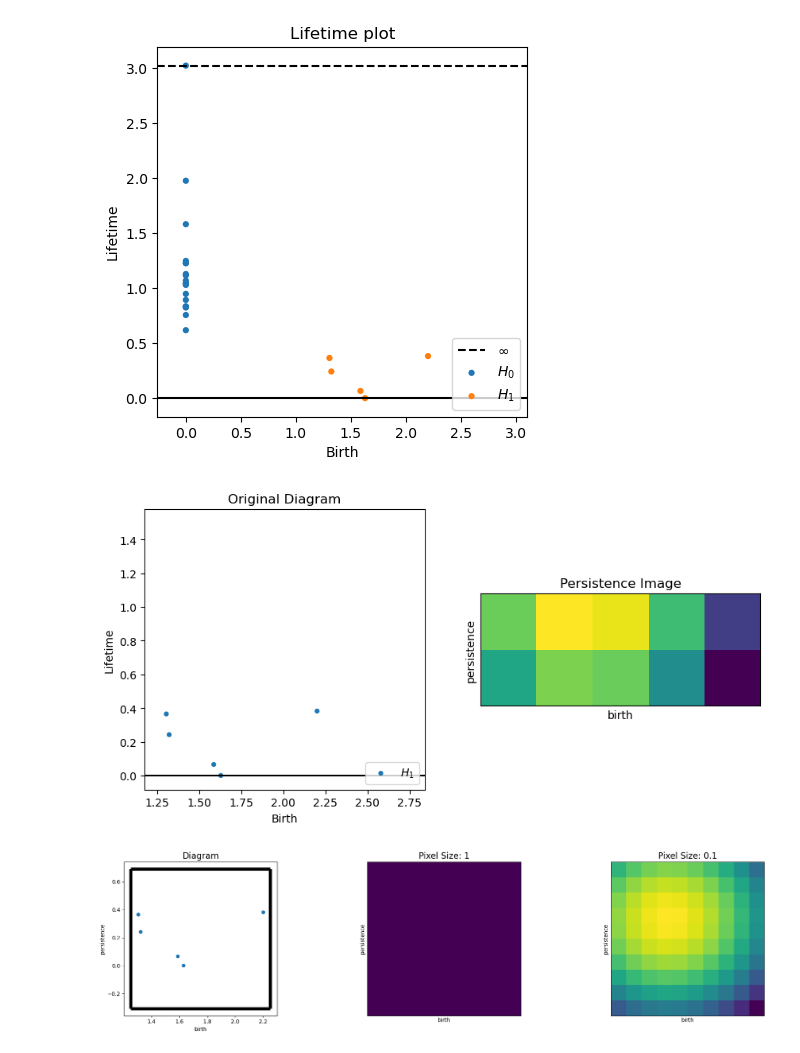
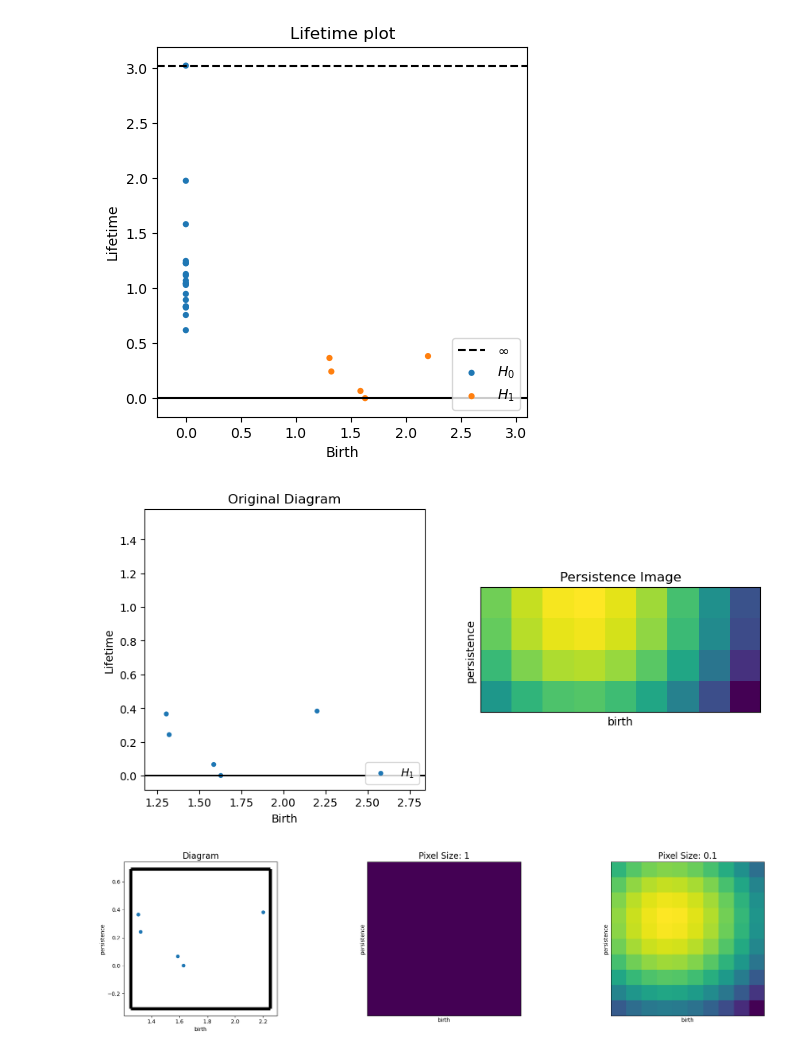
Before and after one commit to hashansl/opioid-risk-modeling, a Jupyter notebook: wyoming/risk modeling - persistance image from the results.ipynb, the cells around one changed output. Drawn from its saved outputs; the diff is of its cells as text; code cells hidden in the pictures.

```diff
--- a/wyoming/risk modeling - persistance image from the results.ipynb
+++ b/wyoming/risk modeling - persistance image from the results.ipynb
@@ -593,26 +593,26 @@ persim.plot_diagrams(
 # %%
 from persim import PersistenceImager
 
-pimager = PersistenceImager(pixel_size=0.2)
+pimager = PersistenceImager(pixel_size=0.1)
 
 # The `fit()` method can be called on one or more (*,2) numpy arrays
 # to automatically determine the miniumum birth and persistence ranges needed to capture all persistence pairs.
 # The ranges and resolution are automatically adjusted to accomodate the specified pixel size.
 pimager.fit(dgm_wyoming[1:3])
 
 # The `transform()` method can then be called on one or more (*,2) numpy arrays
 # to generate persistence images from diagrams.
 imgs = pimager.transform(dgm_wyoming[1:3])
 
 fig, axs = plt.subplots(1, 2, figsize=(10,5))
 axs[0].set_title("Original Diagram")
 persim.plot_diagrams(dgm_wyoming[1:3],  lifetime=True, ax=axs[0], labels=["$H_1$", "$H_2$"])
 
 axs[1].set_title("Persistence Image")
 pimager.plot_image(imgs[0], ax=axs[1])
 plt.show()
 # %% [output]
-[figure, old version]
+[figure, new version]
 # %%
 # The resolution of the persistence image is adjusted by choosing the pixel size, given in the same units as the diagram
 pimgr = PersistenceImager(pixel_size=1)
```
Also changed, not shown: 1 other file.
